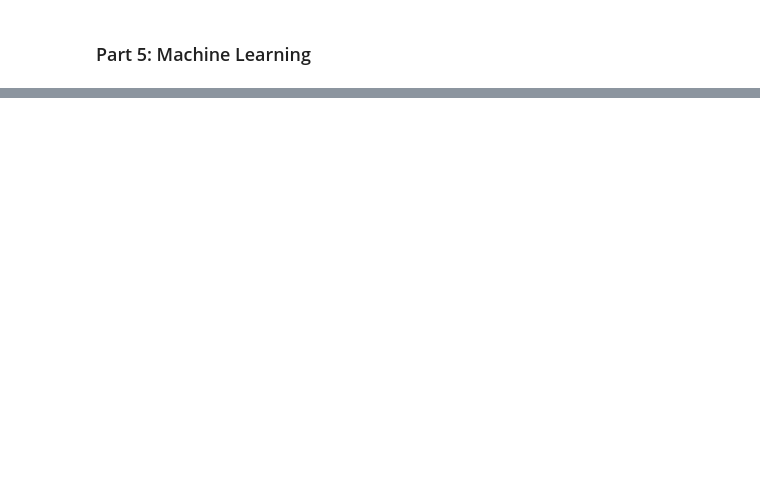
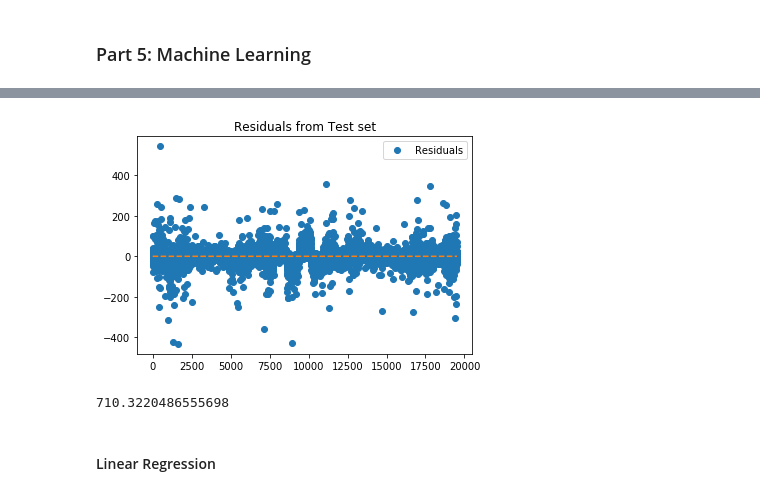
Before and after one commit to vanitakalai/SpringboardProjects, a Jupyter notebook: Capstone Project/Part_5_ML.ipynb, the cells around one changed output, grey strips where cells are left out. Cells and saved outputs as stored; diff of their text form; code cells hidden in the pictures; blank space fills up the shorter version.

```diff
--- a/Capstone Project/Part_5_ML.ipynb
+++ b/Capstone Project/Part_5_ML.ipynb
@@ -102,0 +54,9 @@ val_2 = np.array([val for station, val in scores])
+# %%
+model = BenchmarkModel()
+plt.title('Residuals from Test set')
+model.score(X_test, y_test, mean_squared_error, plot_residuals=True)
+# %% [output]
+[figure, added]
+710.3220486555698
+# %% [markdown]
+#### Linear Regression
```
Also changed, not shown: parts of 39 cells of this notebook.
